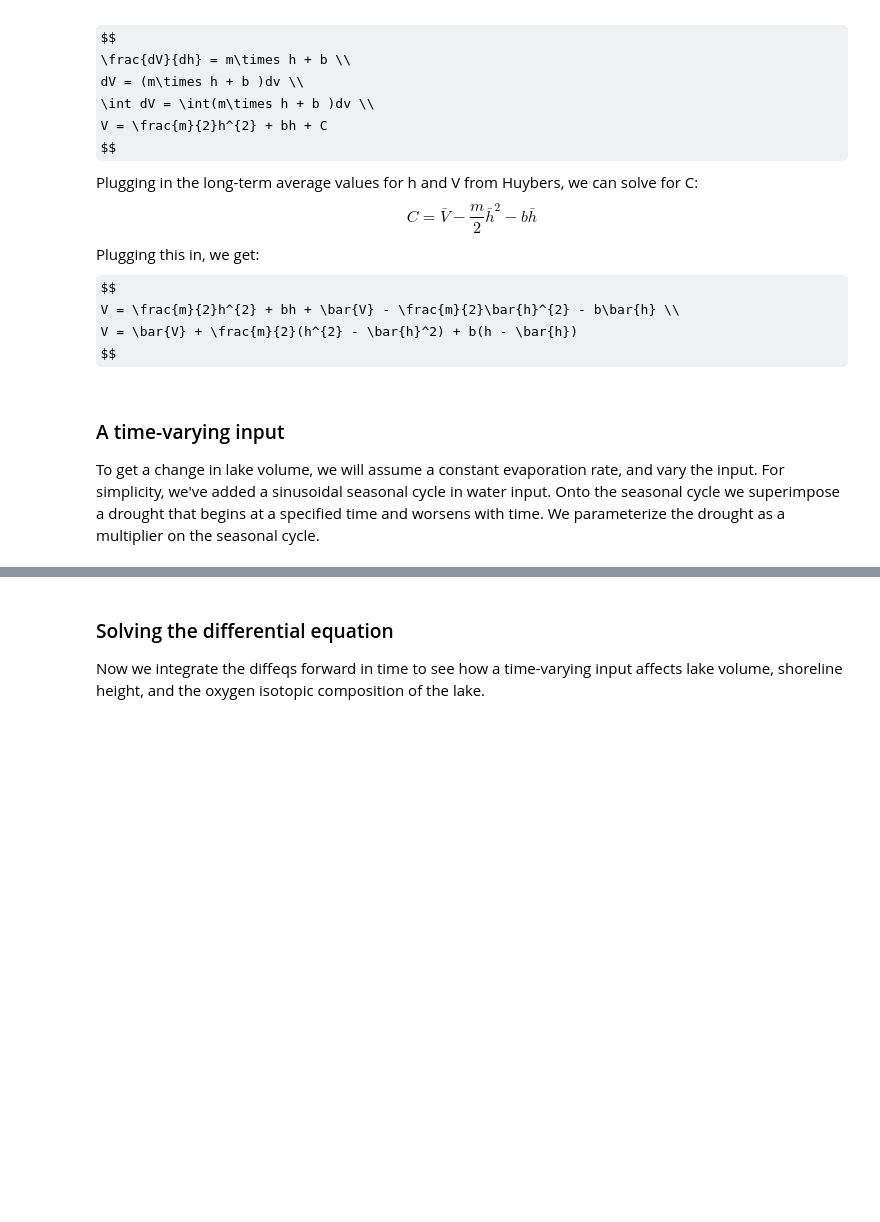
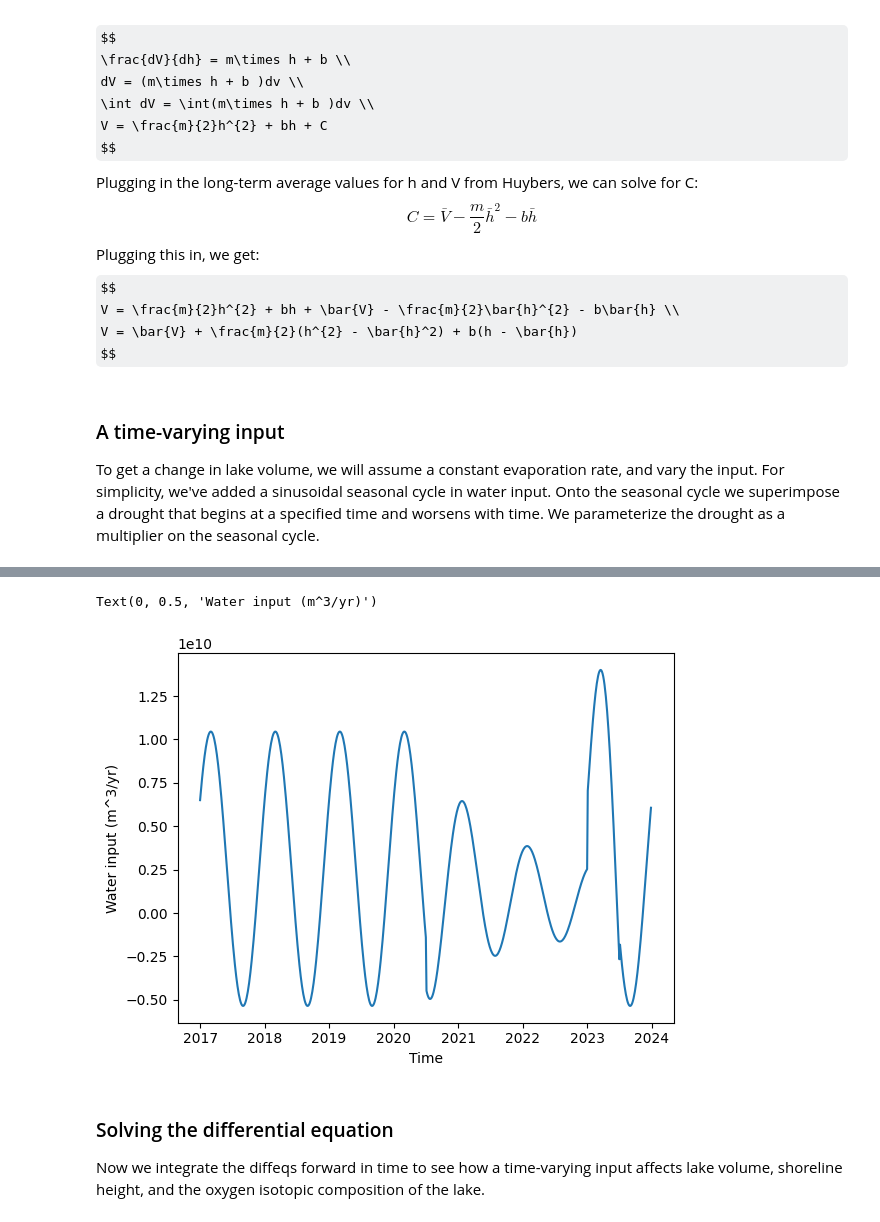
Before and after one commit to miquelaingalls/Great-Salt-Lake-2026, a Jupyter notebook: Oct_2025_GSL_isotope_model.ipynb, the cells around one changed output, grey strips where cells are left out. Cells and saved outputs as stored; diff of their text form; code cells hidden in the pictures; some formulas as TeX source; blank space fills up the shorter version.

```diff
--- a/Oct_2025_GSL_isotope_model.ipynb
+++ b/Oct_2025_GSL_isotope_model.ipynb
@@ -190,3 +157,66 @@ Text(0, 0.5, 'Water input (m^3/yr)')
+# %%
+import numpy as np
+import matplotlib.pyplot as plt
+from scipy import interpolate
+import pandas as pd
+
+# set up time-dependent values
+# time step in years
+dt = 0.01
+time = np.arange(2017, 2024, dt)
+
+# set up seasonal cycle in inputs plus drought
+# Adjust 'seasonal_cycle' to control the amplitude of seasonal variation.
+seasonal_cycle = 3.1 # This value can be tuned further
+
+# Add a phase shift (in radians) to adjust the timing of the overall seasonal cycle.
+# For example, to shift by 1 month earlier, roughly pi/6 (2*pi/12).
+# To shift by 1 month later, roughly -pi/6.
+phase_shift_radians = (2 * np.pi) / 12 # Adjust this value to shift the seasonal cycle
+
+# Add a specific phase shift for the drought period (in radians).
+# This will overwrite the general phase_shift_radians during the drought.
+drought_phase_shift_radians = (4 * np.pi/12) # Adjust this value to shift the seasonal cycle *during the drought*
+
+# set intervals of change in hydroclimate and water volume input
+# add in drought
+drought_begin = 2020.5
+drought_end = 2023.0
+recharge_end = 2023.5
+
+# Identify drought period indices
+drought_indices = (time > drought_begin) & (time < drought_end)
+
+# Initialize the seasonal input component for the entire period with the general phase shift
+seasonal_input_component = seasonal_cycle * np.sin(time * 2 * np.pi + phase_shift_radians)
+
+# Apply the specific drought phase shift to the seasonal component for the drought period
+seasonal_input_component[drought_indices] = seasonal_cycle * np.sin(time[drought_indices] * 2 * np.pi + drought_phase_shift_radians)
+
+# Construct the initial water input 'I' based on the combined seasonal component
+I = lta['I'] * (1 + seasonal_input_component)
+
+# set drought rate
+drought_decrease_per_year = seasonal_cycle*.35
+
+#set post-drought recharge pulse
+recharge_cycle = 1.8
+
+# apply drought magnitude modification
+# This modification is applied ON TOP of the seasonal component (which now includes the drought-specific phase shift)
+I[drought_indices] = I[drought_indices] / (1 + drought_decrease_per_year * (time[drought_indices] - drought_begin))
+
+# end drought and recharge the lake volume
+I[(time > drought_end) & (time < recharge_end)] = I[(time > drought_end) & (time < recharge_end)]*(1 + recharge_cycle*(time[(time > drought_end) & (time < recharge_end)] - drought_end))
+
+# visualize drought on input
+fig, ax = plt.subplots()
+ax.plot(time,I)
+ax.set_xlabel('Time')
+ax.set_ylabel('Water input (m^3/yr)')
+# %% [output]
+Text(0, 0.5, 'Water input (m^3/yr)')
+[figure, added]
 # %% [markdown]
 ### Solving the differential equation
 
```
Also changed, not shown: parts of 12 cells of this notebook.
